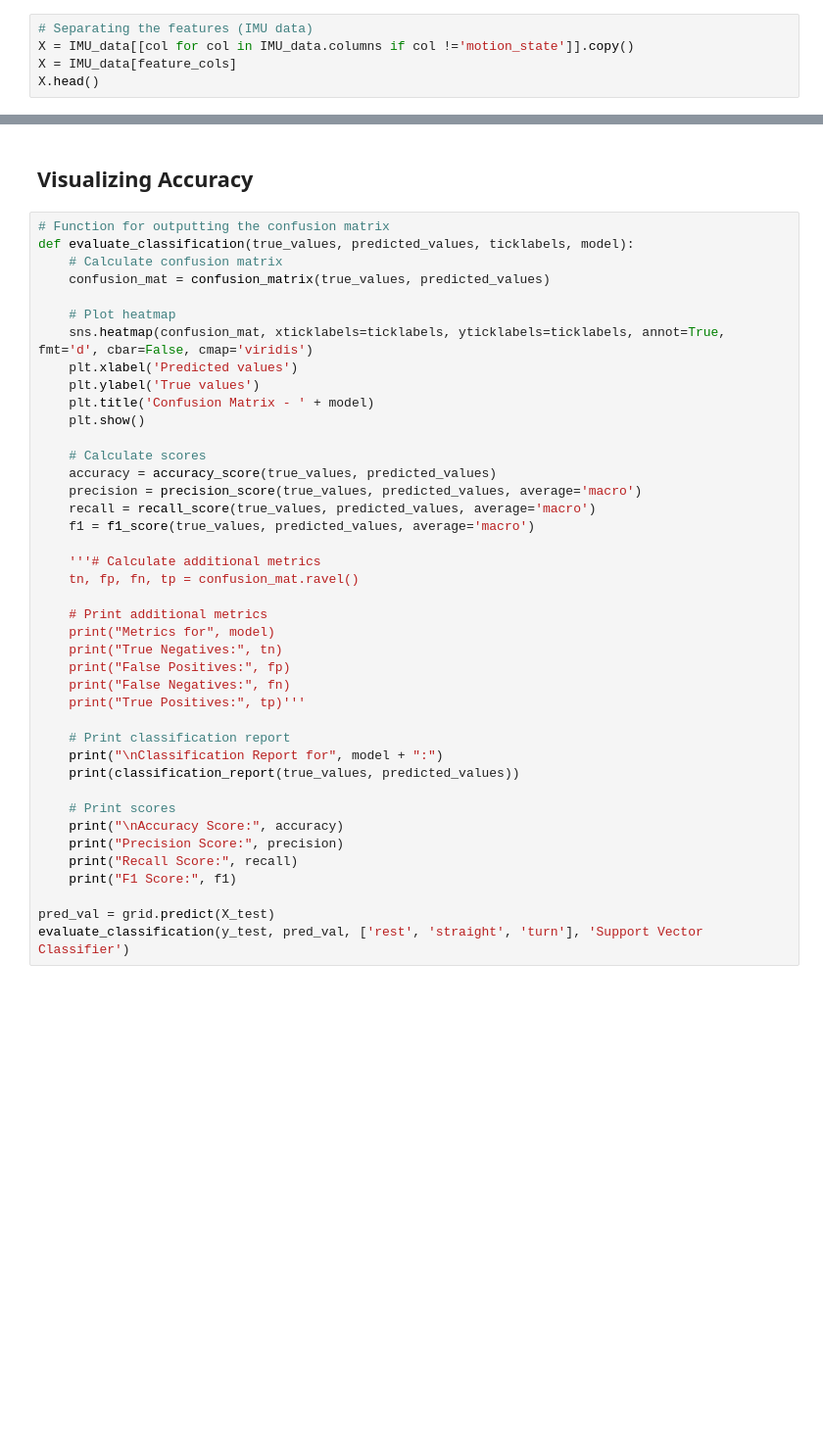
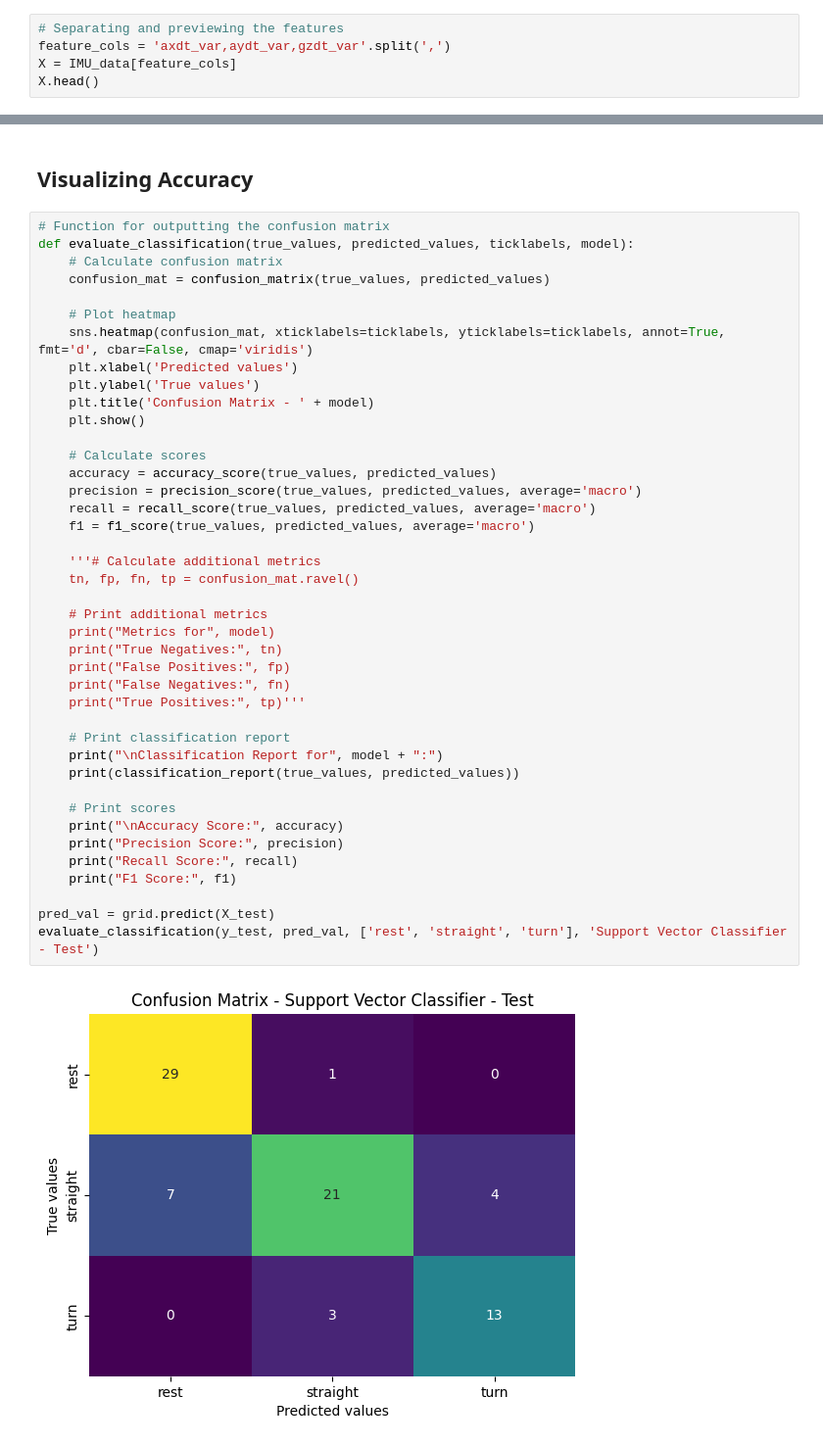
Before and after one commit to sauravuprety21/enel682-proj, a Jupyter notebook: SVM.ipynb, the cells around one changed output, grey strips where cells are left out. Shown at 98% size. Saved outputs shown, nothing was run; the diff lists cells and outputs as text; blank space fills up the shorter version.

```diff
--- a/SVM.ipynb
+++ b/SVM.ipynb
@@ -24,5 +41,5 @@ feature_cols = 'axdt_var,aydt_var,gzdt_var'.split(',')
 # %%
-# Separating the features (IMU data)
-X = IMU_data[[col for col in IMU_data.columns if col !='motion_state']].copy()
+# Separating and previewing the features
+feature_cols = 'axdt_var,aydt_var,gzdt_var'.split(',')
 X = IMU_data[feature_cols]
 X.head()
@@ -98,31 +160,33 @@ def evaluate_classification(true_values, predicted_values, ticklabels, model):
     plt.title('Confusion Matrix - ' + model)
     plt.show()
 
     # Calculate scores
     accuracy = accuracy_score(true_values, predicted_values)
     precision = precision_score(true_values, predicted_values, average='macro')
     recall = recall_score(true_values, predicted_values, average='macro')
     f1 = f1_score(true_values, predicted_values, average='macro')
 
     '''# Calculate additional metrics
     tn, fp, fn, tp = confusion_mat.ravel()
 
     # Print additional metrics
     print("Metrics for", model)
     print("True Negatives:", tn)
     print("False Positives:", fp)
     print("False Negatives:", fn)
     print("True Positives:", tp)'''
 
     # Print classification report
     print("\nClassification Report for", model + ":")
     print(classification_report(true_values, predicted_values))
 
     # Print scores
     print("\nAccuracy Score:", accuracy)
     print("Precision Score:", precision)
     print("Recall Score:", recall)
     print("F1 Score:", f1)
 
 pred_val = grid.predict(X_test)
-evaluate_classification(y_test, pred_val, ['rest', 'straight', 'turn'], 'Support Vector Classifier')
+evaluate_classification(y_test, pred_val, ['rest', 'straight', 'turn'], 'Support Vector Classifier - Test')
+# %% [output]
+[figure, added]
```
Also changed, not shown: parts of 19 cells of this notebook.
